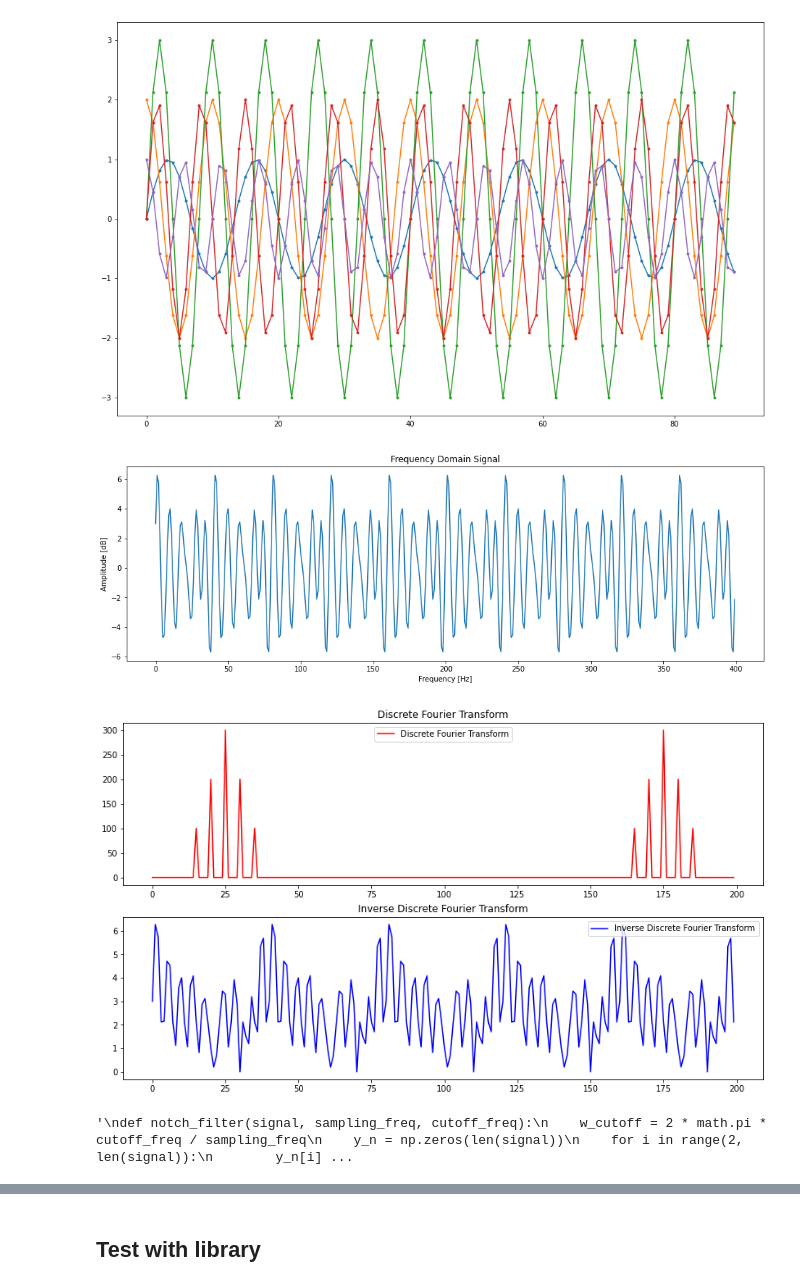
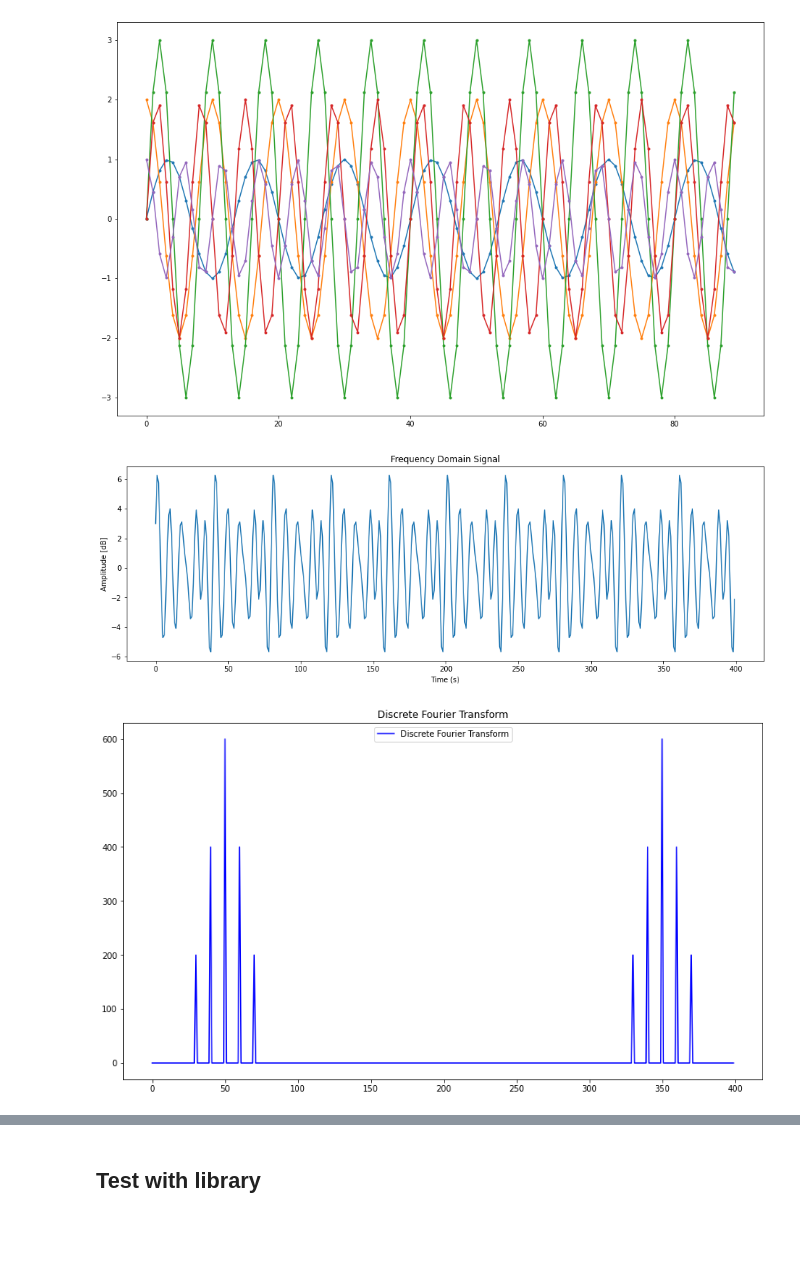
Before and after one commit to a-m-kyp/BioMedical-Signal-Processing, a Jupyter notebook: Final/Biomedical Signal Processing - Exam.ipynb, the cells around one changed output, grey strips where cells are left out. Drawn from its saved outputs; the diff is of its cells as text; code cells hidden in the pictures; blank space fills up the shorter version.

```diff
--- a/Final/Biomedical Signal Processing - Exam.ipynb
+++ b/Final/Biomedical Signal Processing - Exam.ipynb
@@ -7,14 +6,16 @@ import matplotlib.pyplot as plt
 # %%
-def plot(data, title, color="blue", axes=None):
+def plot(data, title, color="blue", axes=None, y=None):
     if axes is None:
         plt.gca()
     else:
         plt.axes(axes)
 
-    plt.plot(data , '-', color=color, label=title)
+    if y is None:
+        plt.plot(data, '-', color=color, label=title)
+    else:
+        plt.plot(data, y, '-', color=color, label=title)
     plt.title(title)
     plt.legend()
-
 
 # data = np.random.randn(1000)
 # fig, axs = plt.subplots(nrows=2, ncols=1, figsize=(14, 5))
@@ -31,13 +32,11 @@ def plot(data, title, color="blue", axes=None):
 # 3   | 50     | 0
 # 2   | 60     | 0
 # 1   | 70     | pi/2
-
 # x(t) = A sin(2πft + φ) time domain.
 # A in the Amplitude parameter. (A is the signal magnitude, and ϕ corresponds to signal phase)
 # ϕ in radians in the Phase offset parameter.
 # f in hertz in the Frequency parameter.
 # x(t) = A exp(j(2πft + ϕ)) = A {cos(2πft + ϕ) + j sin(2πft + ϕ)}
-
 
 A = np.array([1, 2, 3, 2, 1])
 f = np.array([30, 40, 50, 60, 70])
@@ -55,35 +54,18 @@ plt.show()
 
 plt.figure(figsize=(16, 5))
 plt.plot(freq_domain_signal)
-plt.xlabel('Frequency [Hz]')
+plt.xlabel('Time (s)')
 plt.ylabel('Amplitude [dB]')
 plt.title('Frequency Domain Signal')
 plt.show()
 # %% [output]
 [figure]
-[figure, old version]
+[figure, new version]
 # %%
-dft = np.fft.fft(freq_domain_signal, n=200)
-fig, axs = plt.subplots(nrows=2, ncols=1, figsize=(14, 8))
-plot(np.abs(dft), title="Discrete Fourier Transform", color="red", axes=axs[0])
-plot(np.abs(np.fft.ifft(dft)), title="Inverse Discrete Fourier Transform", color="blue", axes=axs[1])
+# The Discrete Fourier Transform.
+dft = np.fft.fft(freq_domain_signal)
+fig, axs = plt.subplots(nrows=1, ncols=1, figsize=(14, 8))
+plot(np.abs(dft), title="Discrete Fourier Transform", color="blue", axes=axs)
 plt.show()
 # %% [output]
-[figure, old version]
+[figure, new version]
-# %%
-"""
-def notch_filter(signal, sampling_freq, cutoff_freq):
-    w_cutoff = 2 * math.pi * cutoff_freq / sampling_freq
-    y_n = np.zeros(len(signal))
-    for i in range(2, len(signal)):
-        y_n[i] = signal[i] - (2 * math.cos(w_cutoff) * signal[i - 1]) + signal[i - 2]
-    return y_n
-
-filtered_signal_ = notch_filter(freq_domain_signal, f_sampling, 60)
-fig, axs = plt.subplots(nrows=2, ncols=1, figsize=(14, 8))
-plot(filtered_signal_, title="Filtered Signal", color="red", axes=axs[0])
-plot(np.fft.ifft(filtered_signal_), title="Inverse Filtered Signal", color="blue", axes=axs[1])
-plt.show()
-"""
-# %% [output]
-'\ndef notch_filter(signal, sampling_freq, cutoff_freq):\n    w_cutoff = 2 * math.pi * cutoff_freq / sampling_freq\n    y_n = np.zeros(len(signal))\n    for i in range(2, len(signal)):\n        y_n[i] ...
```
Also changed, not shown: parts of 6 cells of this notebook.
